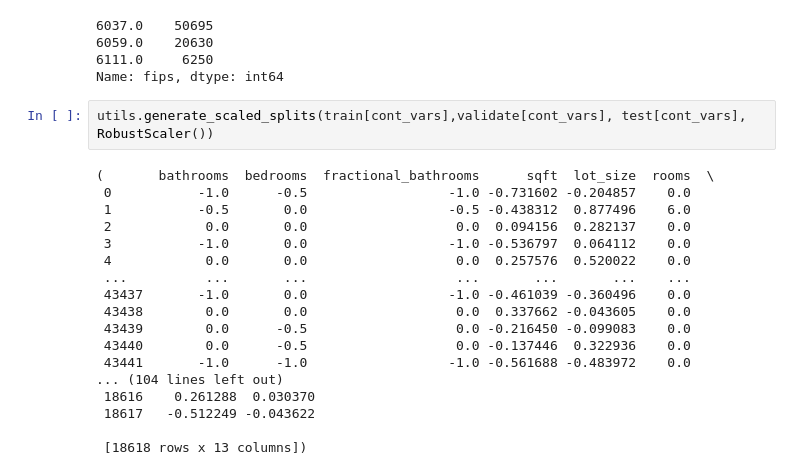
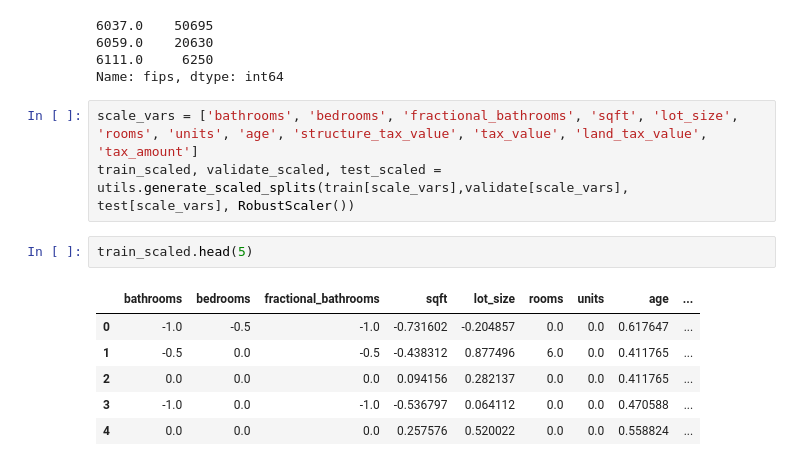
Before and after one commit to david-and-brandon-the-sa-se-bros/zillow-clustering-project, a Jupyter notebook: david_scratch_notebook.ipynb, the cells around one changed output. Cells and saved outputs as stored; diff of their text form.

```diff
--- a/david_scratch_notebook.ipynb
+++ b/david_scratch_notebook.ipynb
@@ -120,23 +121,15 @@ utils.generate_outlier_bounds()
 6059.0    20630
 6111.0     6250
 Name: fips, dtype: int64
-# %%
-utils.generate_scaled_splits(train[cont_vars],validate[cont_vars], test[cont_vars], RobustScaler())
-# %% [output]
-(       bathrooms  bedrooms  fractional_bathrooms      sqft  lot_size  rooms  \
- 0           -1.0      -0.5                  -1.0 -0.731602 -0.204857    0.0
- 1           -0.5       0.0                  -0.5 -0.438312  0.877496    6.0
- 2            0.0       0.0                   0.0  0.094156  0.282137    0.0
- 3           -1.0       0.0                  -1.0 -0.536797  0.064112    0.0
- 4            0.0       0.0                   0.0  0.257576  0.520022    0.0
- ...          ...       ...                   ...       ...       ...    ...
- 43437       -1.0       0.0                  -1.0 -0.461039 -0.360496    0.0
- 43438        0.0       0.0                   0.0  0.337662 -0.043605    0.0
- 43439        0.0      -0.5                   0.0 -0.216450 -0.099083    0.0
- 43440        0.0      -0.5                   0.0 -0.137446  0.322936    0.0
- 43441       -1.0      -1.0                  -1.0 -0.561688 -0.483972    0.0
-... (104 lines left out)
- 18616    0.261288  0.030370
- 18617   -0.512249 -0.043622
-
- [18618 rows x 13 columns])
+# %%
+scale_vars = ['bathrooms', 'bedrooms', 'fractional_bathrooms', 'sqft', 'lot_size', 'rooms', 'units', 'age', 'structure_tax_value', 'tax_value', 'land_tax_value', 'tax_amount']
+train_scaled, validate_scaled, test_scaled = utils.generate_scaled_splits(train[scale_vars],validate[scale_vars], test[scale_vars], RobustScaler())
+# %%
+train_scaled.head(5)
+# %% [output]
+|  | bathrooms | bedrooms | fractional_bathrooms | sqft | lot_size | rooms | units | age | ... |
+| 0 | -1.0 | -0.5 | -1.0 | -0.731602 | -0.204857 | 0.0 | 0.0 | 0.617647 | ... |
+| 1 | -0.5 | 0.0 | -0.5 | -0.438312 | 0.877496 | 6.0 | 0.0 | 0.411765 | ... |
+| 2 | 0.0 | 0.0 | 0.0 | 0.094156 | 0.282137 | 0.0 | 0.0 | 0.411765 | ... |
+| 3 | -1.0 | 0.0 | -1.0 | -0.536797 | 0.064112 | 0.0 | 0.0 | 0.470588 | ... |
+| 4 | 0.0 | 0.0 | 0.0 | 0.257576 | 0.520022 | 0.0 | 0.0 | 0.558824 | ... |
```
Also changed, not shown: parts of 3 cells of this notebook, 4 other files.
